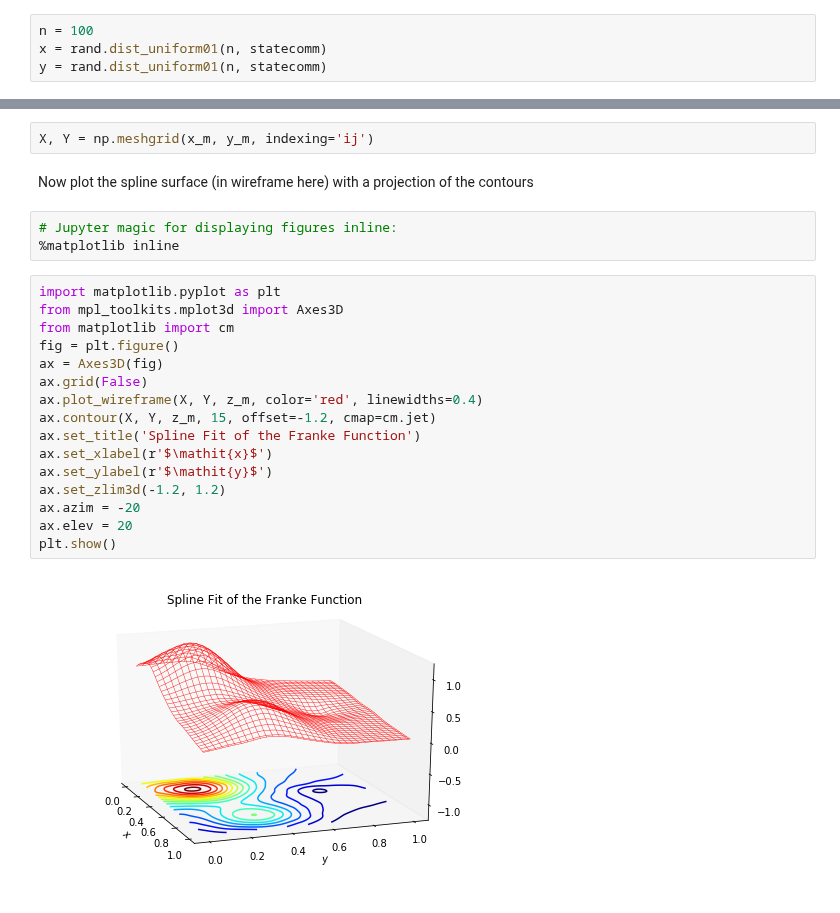
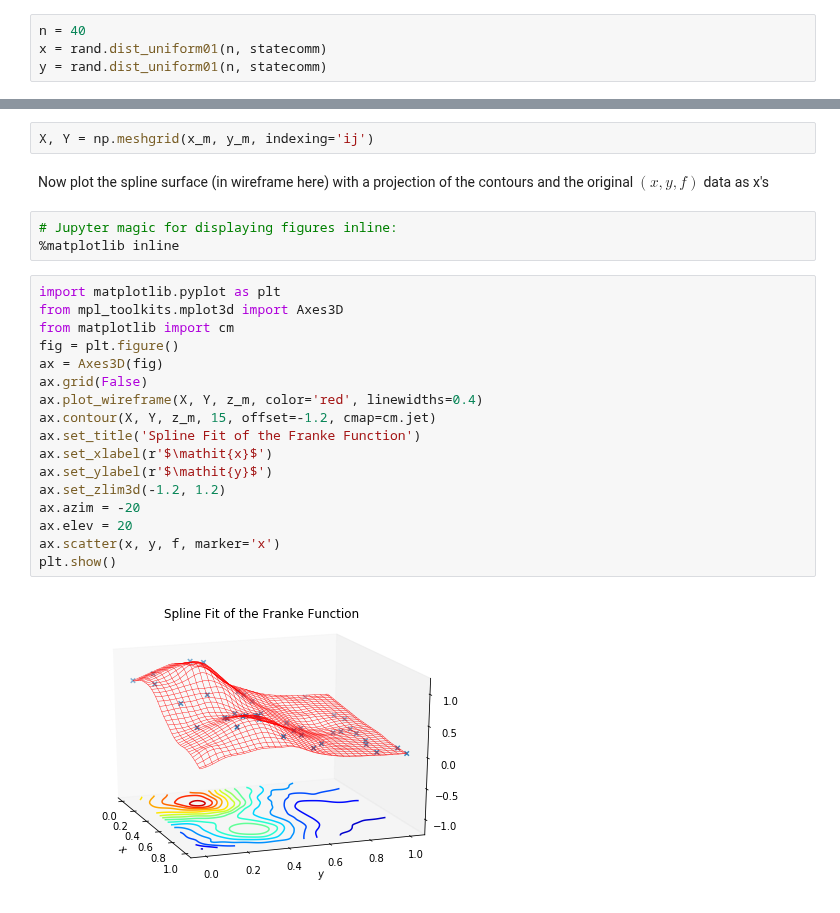
Before and after one commit to numericalalgorithmsgroup/NAGPythonExamples, a Jupyter notebook: notebooks/fit/dim2_spline_ts_sctr.ipynb, the cells around one changed output, grey strips where cells are left out. Cells and saved outputs as stored; diff of their text form.

Commit message:
Added plotting of scattered points

```diff
--- a/notebooks/fit/dim2_spline_ts_sctr.ipynb
+++ b/notebooks/fit/dim2_spline_ts_sctr.ipynb
@@ -12,7 +12,7 @@ statecomm = rand.init_repeat(genid=2, seed=[32958])
 # %% [markdown]
 Generate the scattered data using this initialized RNG state
 # %%
-n = 100
+n = 40
 x = rand.dist_uniform01(n, statecomm)
 y = rand.dist_uniform01(n, statecomm)
 # %% [markdown]
@@ -93,25 +93,26 @@ For compatibility with surface plotting in `matplotlib` we need to convert the m
 # %%
 X, Y = np.meshgrid(x_m, y_m, indexing='ij')
 # %% [markdown]
-Now plot the spline surface (in wireframe here) with a projection of the contours
+Now plot the spline surface (in wireframe here) with a projection of the contours and the original $(x, y, f)$ data as x's
 # %%
 # Jupyter magic for displaying figures inline:
 %matplotlib inline
 # %%
 import matplotlib.pyplot as plt
 from mpl_toolkits.mplot3d import Axes3D
 from matplotlib import cm
 fig = plt.figure()
 ax = Axes3D(fig)
 ax.grid(False)
 ax.plot_wireframe(X, Y, z_m, color='red', linewidths=0.4)
 ax.contour(X, Y, z_m, 15, offset=-1.2, cmap=cm.jet)
 ax.set_title('Spline Fit of the Franke Function')
 ax.set_xlabel(r'$\mathit{x}$')
 ax.set_ylabel(r'$\mathit{y}$')
 ax.set_zlim3d(-1.2, 1.2)
 ax.azim = -20
 ax.elev = 20
+ax.scatter(x, y, f, marker='x')
 plt.show()
 # %% [output]
-[figure, old version]
+[figure, new version]
```
